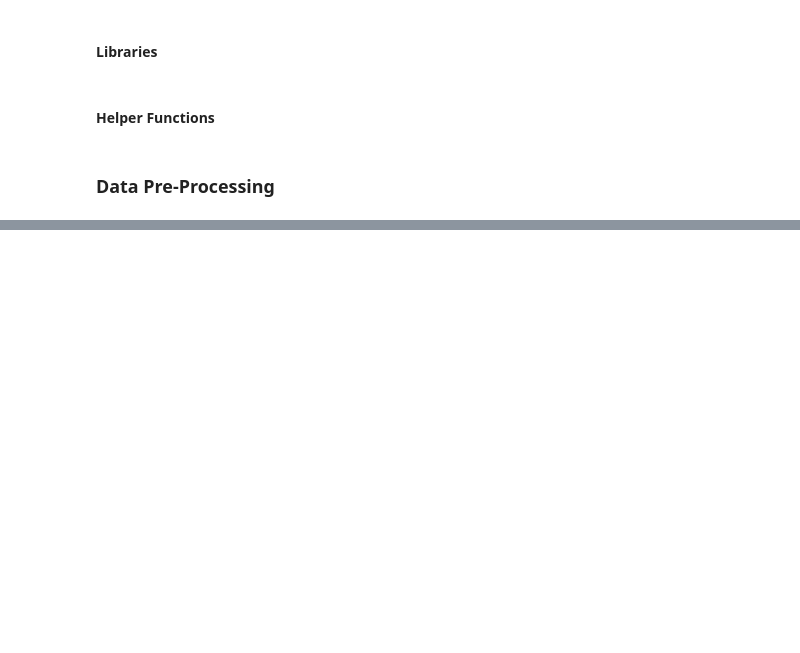
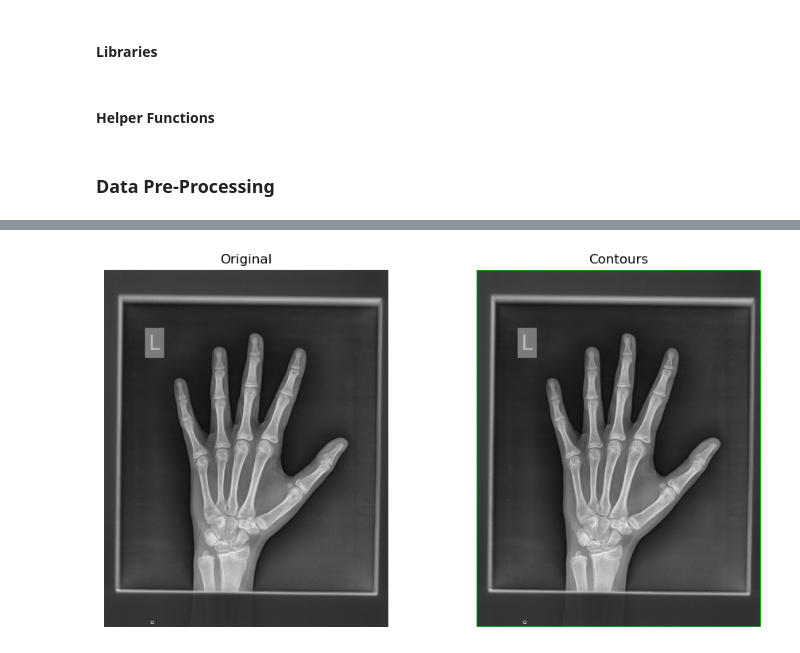
Before and after one commit to andresespinalh/Bone-Age-Assessment-HDA, a Jupyter notebook: bone-age-assessment-analysis.ipynb, the cells around one changed output, grey strips where cells are left out. Saved outputs shown, nothing was run; the diff lists cells and outputs as text; code cells hidden in the pictures; blank space fills up the shorter version.

```diff
--- a/bone-age-assessment-analysis.ipynb
+++ b/bone-age-assessment-analysis.ipynb
@@ -96,3 +146,7 @@ display_img_comp(img_comp['img_src'], img_comp['img_p'])
+# %%
+display_img_comp(img_comp['img_p'], img, 'Original', 'Contours')
+# %% [output]
+[figure, added]
 # %%
 # Hola Mundo!
 
```
Also changed, not shown: parts of 9 cells of this notebook.
